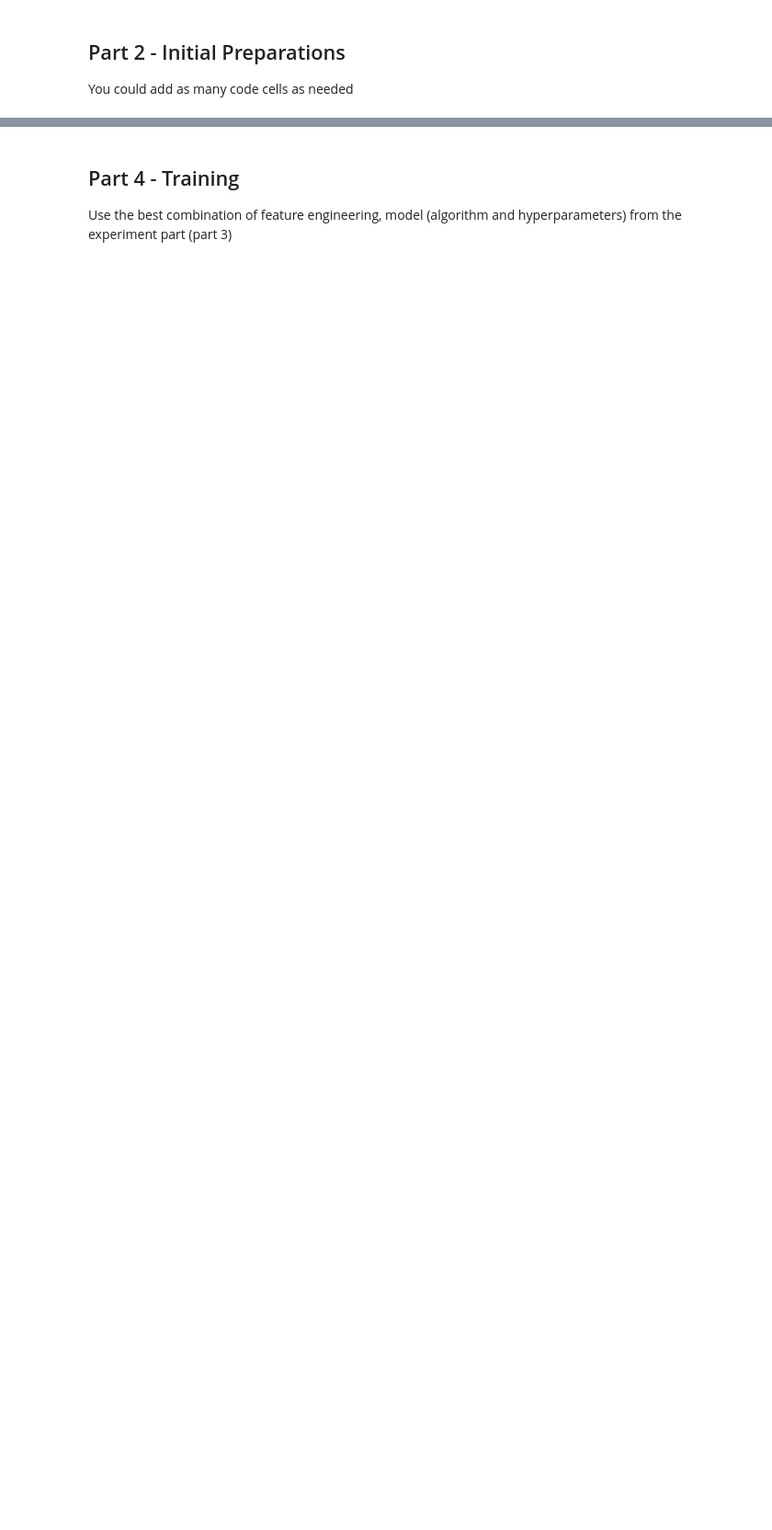
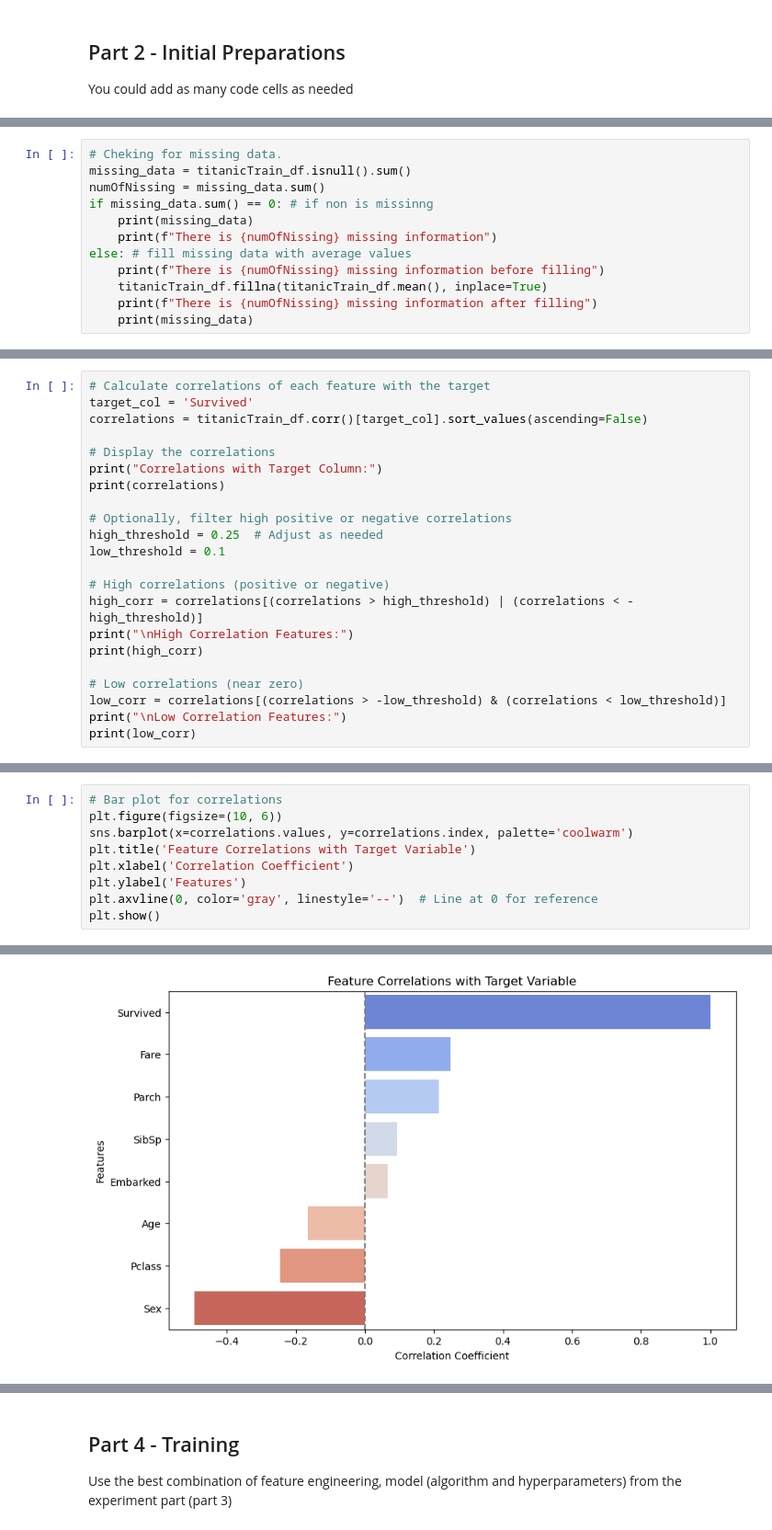
Before and after one commit to shaiDahari/Assignment2_supervised_learning_flow, a Jupyter notebook: Assignment2_supervised_learning_flow.ipynb, the cells around one changed output, grey strips where cells are left out. Shown at 92% size. Saved outputs shown, nothing was run; the diff lists cells and outputs as text; blank space fills up the shorter version.

```diff
--- a/Assignment2_supervised_learning_flow.ipynb
+++ b/Assignment2_supervised_learning_flow.ipynb
@@ -15,0 +171,12 @@ You could add as many code cells as needed
+# %%
+# Cheking for missing data.
+missing_data = titanicTrain_df.isnull().sum()
+numOfNissing = missing_data.sum()
+if missing_data.sum() == 0: # if non is missinng
+    print(missing_data)
+    print(f"There is {numOfNissing} missing information")
+else: # fill missing data with average values
+    print(f"There is {numOfNissing} missing information before filling")
+    titanicTrain_df.fillna(titanicTrain_df.mean(), inplace=True)
+    print(f"There is {numOfNissing} missing information after filling")
+    print(missing_data)
@@ -15,0 +354,22 @@ You could add as many code cells as needed
+# %%
+# Calculate correlations of each feature with the target
+target_col = 'Survived'
+correlations = titanicTrain_df.corr()[target_col].sort_values(ascending=False)
+
+# Display the correlations
+print("Correlations with Target Column:")
+print(correlations)
+
+# Optionally, filter high positive or negative correlations
+high_threshold = 0.25  # Adjust as needed
+low_threshold = 0.1
+
+# High correlations (positive or negative)
+high_corr = correlations[(correlations > high_threshold) | (correlations < -high_threshold)]
+print("\nHigh Correlation Features:")
+print(high_corr)
+
+# Low correlations (near zero)
+low_corr = correlations[(correlations > -low_threshold) & (correlations < low_threshold)]
+print("\nLow Correlation Features:")
+print(low_corr)
@@ -15,0 +399,10 @@ You could add as many code cells as needed
+# %%
+# Bar plot for correlations
+plt.figure(figsize=(10, 6))
+sns.barplot(x=correlations.values, y=correlations.index, palette='coolwarm')
+plt.title('Feature Correlations with Target Variable')
+plt.xlabel('Correlation Coefficient')
+plt.ylabel('Features')
+plt.axvline(0, color='gray', linestyle='--')  # Line at 0 for reference
+plt.show()
+# %% [output]
@@ -15,0 +415 @@ You could add as many code cells as needed
+[figure, added]
```
Also changed, not shown: parts of 59 cells of this notebook.
